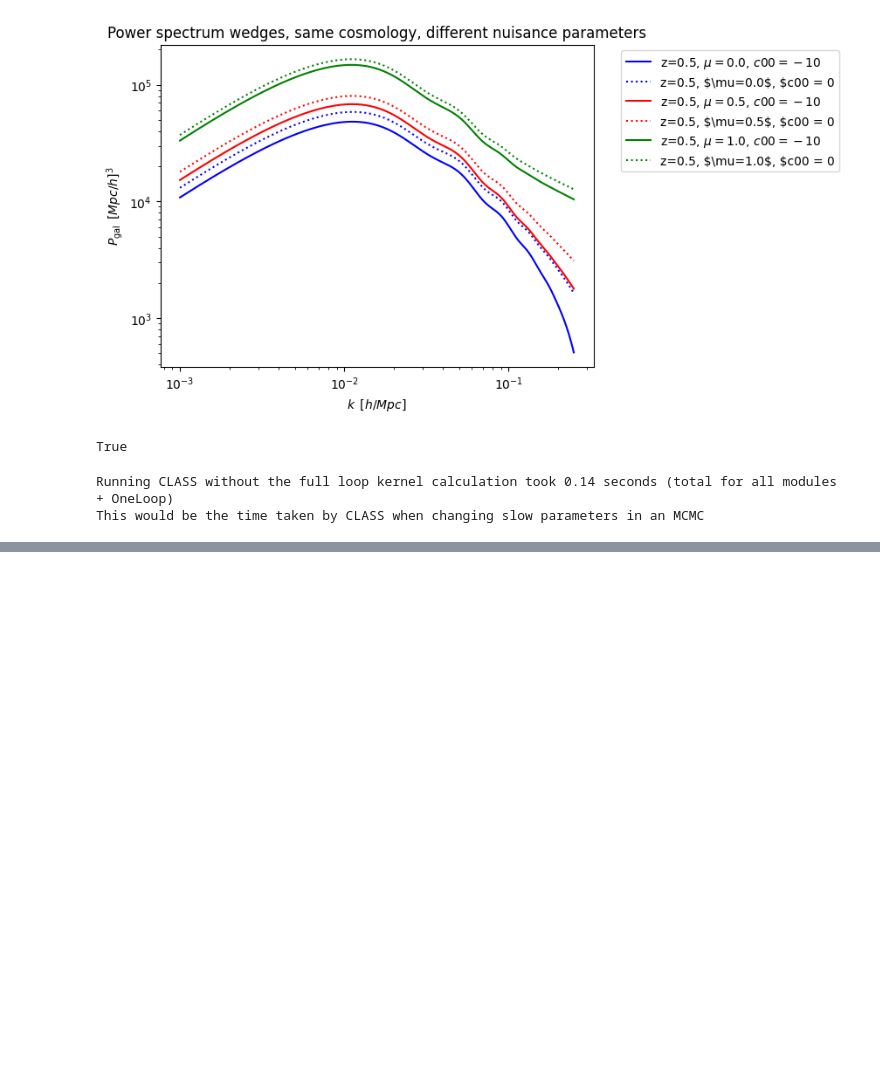
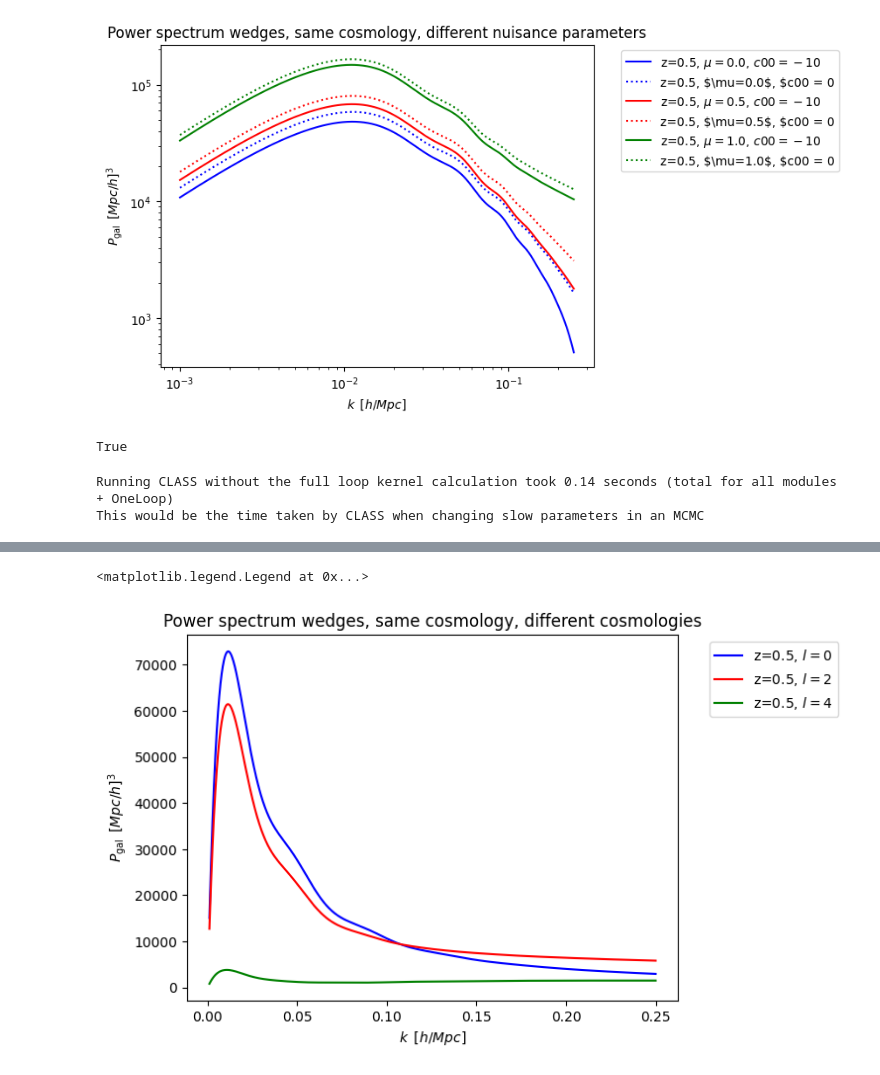
Before and after one commit to Fynn1410/class-bispectrum-png, a Jupyter notebook: notebooks/demo_split.ipynb, the cells around one changed output, grey strips where cells are left out. Drawn from its saved outputs; the diff is of its cells as text; code cells hidden in the pictures; blank space fills up the shorter version.

Commit message:
added mutipoles in demo_split

```diff
--- a/notebooks/demo_split.ipynb
+++ b/notebooks/demo_split.ipynb
@@ -233,3 +239,28 @@ plt.xlabel("$k \,\,\, [h/Mpc]$")
 plt.ylabel(r"$P_{\rm gal} \,\,\, [Mpc/h]^3$")
 plt.title("Power spectrum wedges, same cosmology, different cosmologies")
 plt.legend(bbox_to_anchor=(1.05, 1.0), loc='upper left')
+# %%
+# To get the power spectrum mutipoles:
+# - define an array of k(z) values without mu as extra argument
+# - define the Alcock-Paczynski ratios H^fid(z)/H^true(z) (here we take fid=true and fill this array with ones)
+# - define the Alcock-Paczynski ratios D_A^true(z)/D_A^fid(z) (here we take fid=true and fill this array with ones)
+kk = np.tile(np.logspace(np.log10(k_min), np.log10(k_max), num=knum), (nbin, 1))    #[index_z, index_k]
+ap_parallel = np.ones_like(z)
+ap_perpendicular = np.ones_like(z)
+# %%
+# Compute the oneloop power spectrum **multipoles** for biased tracers in redshift space
+# The code does not need to recompute each loop contributions,
+# it only needs to take a different combination of them
+# and perform the Legendre expansion
+start = time.time()
+P4 = model.eft_pkl_rsd_grid(
+    kk,
+    z,
+    ap_parallel,
+    ap_perpendicular,
+    biases,
+    counters,
+    'Pdd_hh_rsd' # Other option for matter power spectrum: Pdd_mm_rsd'
+)
+end = time.time()
+print("Extracting P_oneloop took %3.2g seconds"%(end-start))
@@ -235,0 +269,14 @@ plt.legend(bbox_to_anchor=(1.05, 1.0), loc='upper left')
+# %%
+# Plot the oneloop power spectrum multipoles for biased tracers in redshift space
+plt.subplot(111)
+#plt.loglog()
+z_ind = 0
+for ll in range(3):
+    plt.plot(kk[z_ind], P4[z_ind][ll], label="z=%s, $l=%s$" % (z[z_ind],ll*2),linestyle=ls[0],color=col[ll])
+plt.xlabel("$k \,\,\, [h/Mpc]$")
+plt.ylabel(r"$P_{\rm gal} \,\,\, [Mpc/h]^3$")
+plt.title("Power spectrum wedges, same cosmology, different cosmologies")
+plt.legend(bbox_to_anchor=(1.05, 1.0), loc='upper left')
+# %% [output]
+<matplotlib.legend.Legend at 0x...>
+[figure, added]
```
Also changed, not shown: parts of 3 cells of this notebook.
